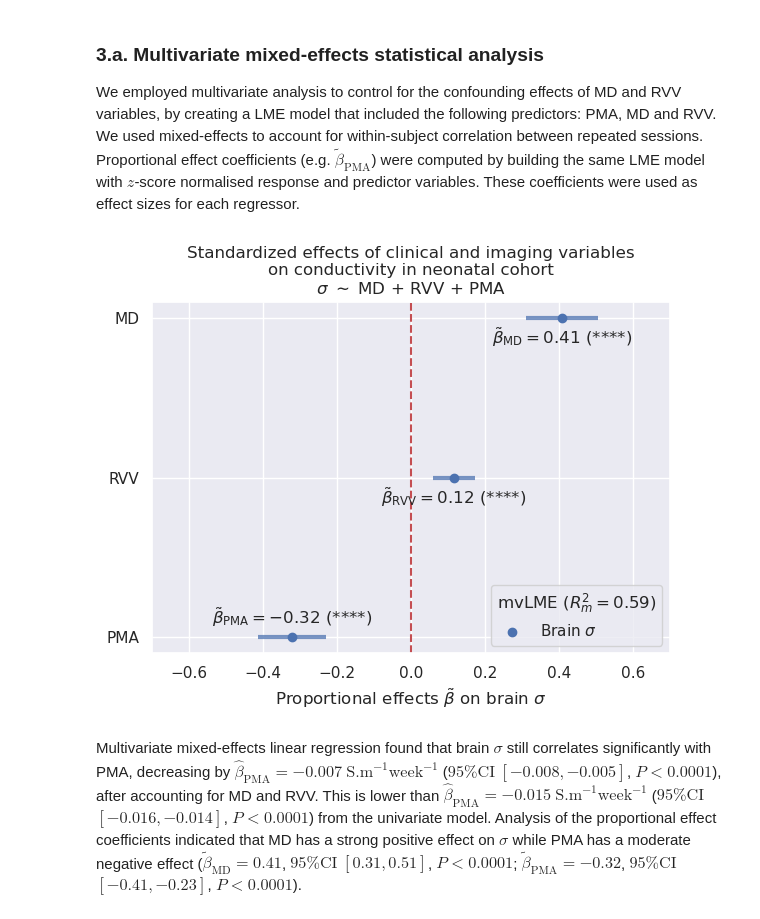
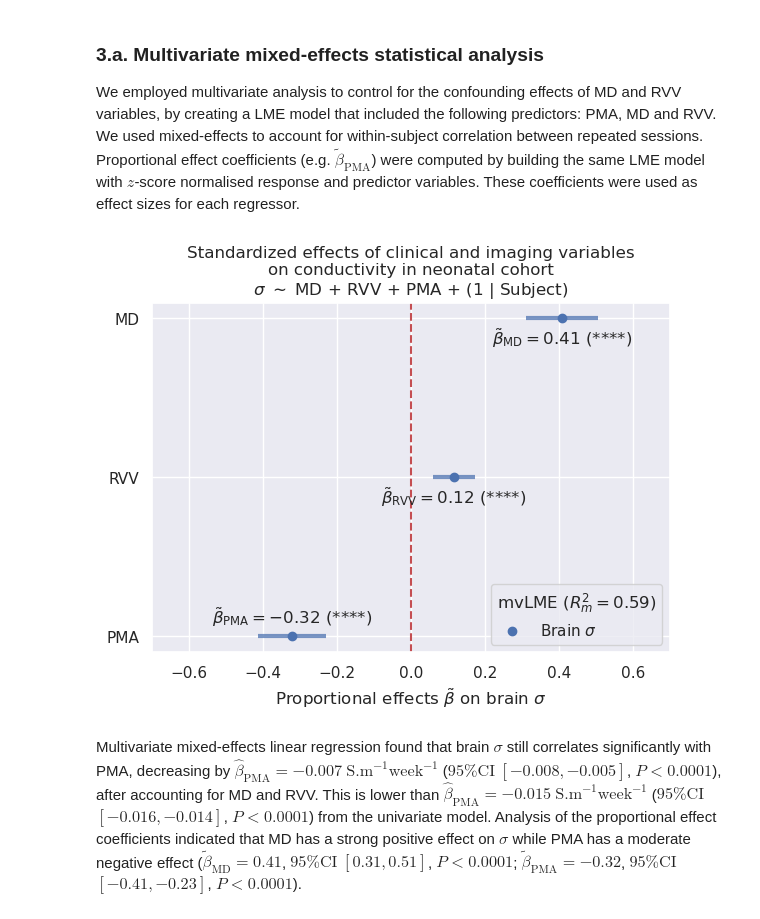
Before and after one commit to aboutill/nano-eptk, a Jupyter notebook: notebooks/experiments/stats_analysis_experiment3.ipynb, the cells around one changed output. Drawn from its saved outputs; the diff is of its cells as text; code cells hidden in the pictures.

```diff
--- a/notebooks/experiments/stats_analysis_experiment3.ipynb
+++ b/notebooks/experiments/stats_analysis_experiment3.ipynb
@@ -161,7 +161,7 @@ for j, ytick in enumerate(yticks):
 fig, ax = plt.subplots(figsize=(6,5))
 ax.set_title("Standardized effects of clinical and imaging variables\n"
              "on conductivity in neonatal cohort\n"
-             r"$\sigma$ $\sim$ MD + RVV + PMA")
+             r"$\sigma$ $\sim$ MD + RVV + PMA + (1 | Subject)")
 
 # Plot proportional effects
 ax.scatter(params, range(len(params)), color="b", zorder=2, label=r"Brain $\sigma$")
@@ -182,34 +182,34 @@ for idx, ytick in enumerate(yticks):
 # Add dashed line at 0.0
 plt.axline((0,0), (0,1), color="r", linestyle="--")
 
 # Axis labels and linits
 ax.set_yticks(range(len(params)), yticks)
 ax.set_xlabel(r"Proportional effects $\tilde{\beta}$ on brain $\sigma$")
 ax.set_xlim(xlim)
 
 # Legend
 leg = ax.legend(loc="lower right", title=f"mvLME ($R^2_m = {marginal_r2_prop:.2f}$)")
 leg._legend_box.align = "left"
 
 # Adjust layout
 fig.tight_layout()
 
 # Initialize directories
 for path in [summary_path, plot_path]:
     output_dir = os.path.dirname(path)
     os.makedirs(output_dir, exist_ok=True)
 
 # Save plot
 plt.savefig(plot_path, dpi=300, bbox_inches="tight")
 
 # Write summary
 with open(summary_path, "w") as fh:
     fh.write(lme.summary().as_text())
     fh.write(f"\nMarginal R² = {marginal_r2:.2f}, Conditional R² = {conditional_r2:.2f}\n\n")
     fh.write(lme_prop.summary().as_text())
     fh.write(f"\nMarginal R² = {marginal_r2_prop:.2f}, Conditional R² = {conditional_r2_prop:.2f}\n\n")
 # %% [output]
-[figure, old version]
+[figure, new version]
 # %% [markdown]
 Multivariate mixed-effects linear regression found that brain $\sigma$ still correlates significantly with PMA, decreasing by $\hat{\beta}_{\textrm{PMA}} = -0.007$ $\textrm{S.m}^{-1}\textrm{week}^{-1}$ ($95\%\textrm{CI}$ $[-0.008, -0.005]$, $\textit{P} < 0.0001$), after accounting for MD and RVV. This is lower than $\hat{\beta}_{\textrm{PMA}} = -0.015$ $\textrm{S.m}^{-1}\textrm{week}^{-1}$ ($95\%\textrm{CI}$ $[-0.016, -0.014]$, $\textit{P} < 0.0001$) from the univariate model. Analysis of the proportional effect coefficients indicated that MD has a strong positive effect on $\sigma$ while PMA has a moderate negative effect ($\tilde{\beta}_{\textrm{MD}} = 0.41$,  $95\%\textrm{CI}$ $[0.31, 0.51]$, $\textit{P} < 0.0001$; $\tilde{\beta}_{\textrm{PMA}} = -0.32$,  $95\%\textrm{CI}$ $[-0.41, -0.23]$, $\textit{P} < 0.0001$).
 # %% [markdown]
```
Also changed, not shown: 2 other files.
